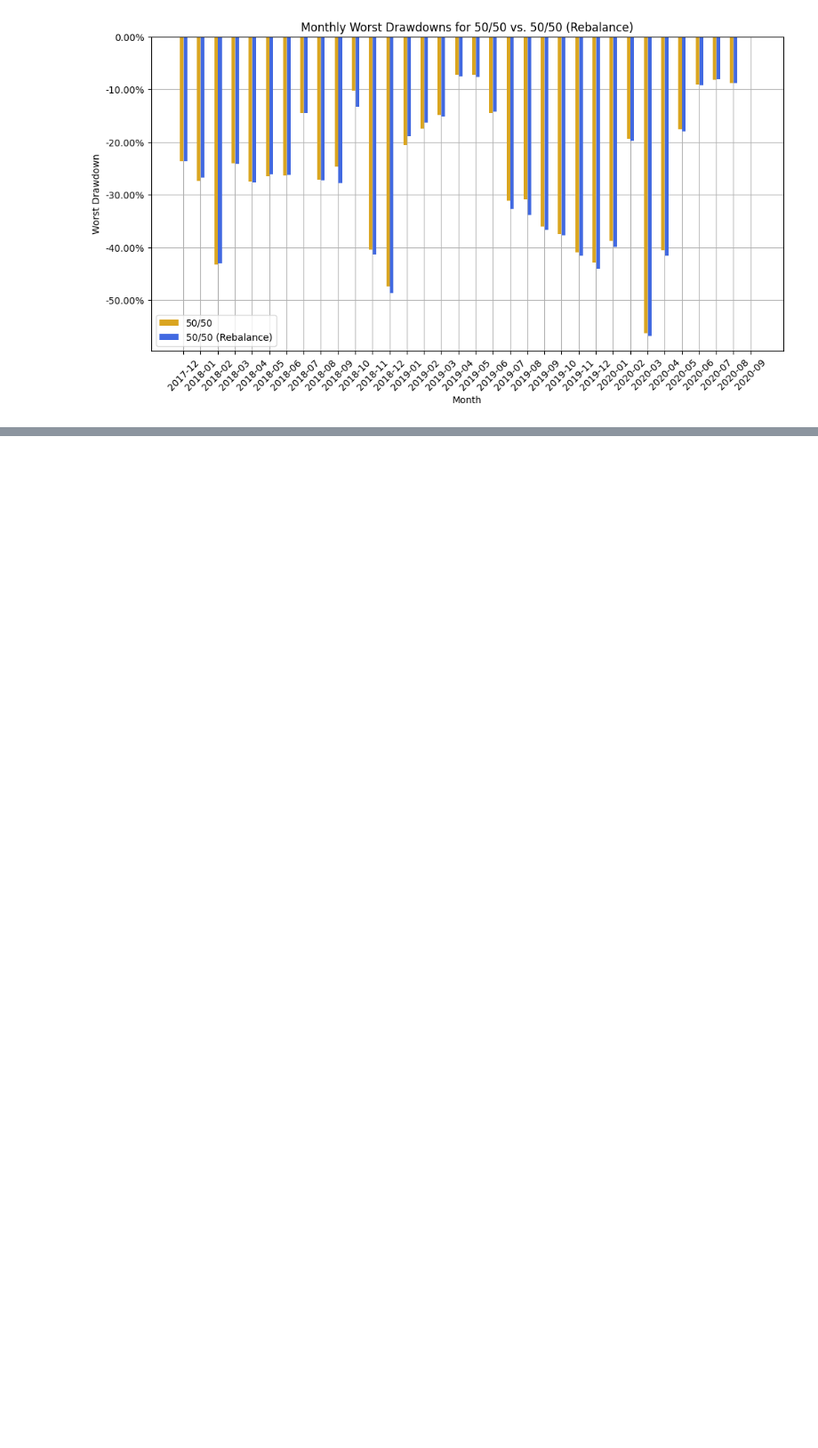
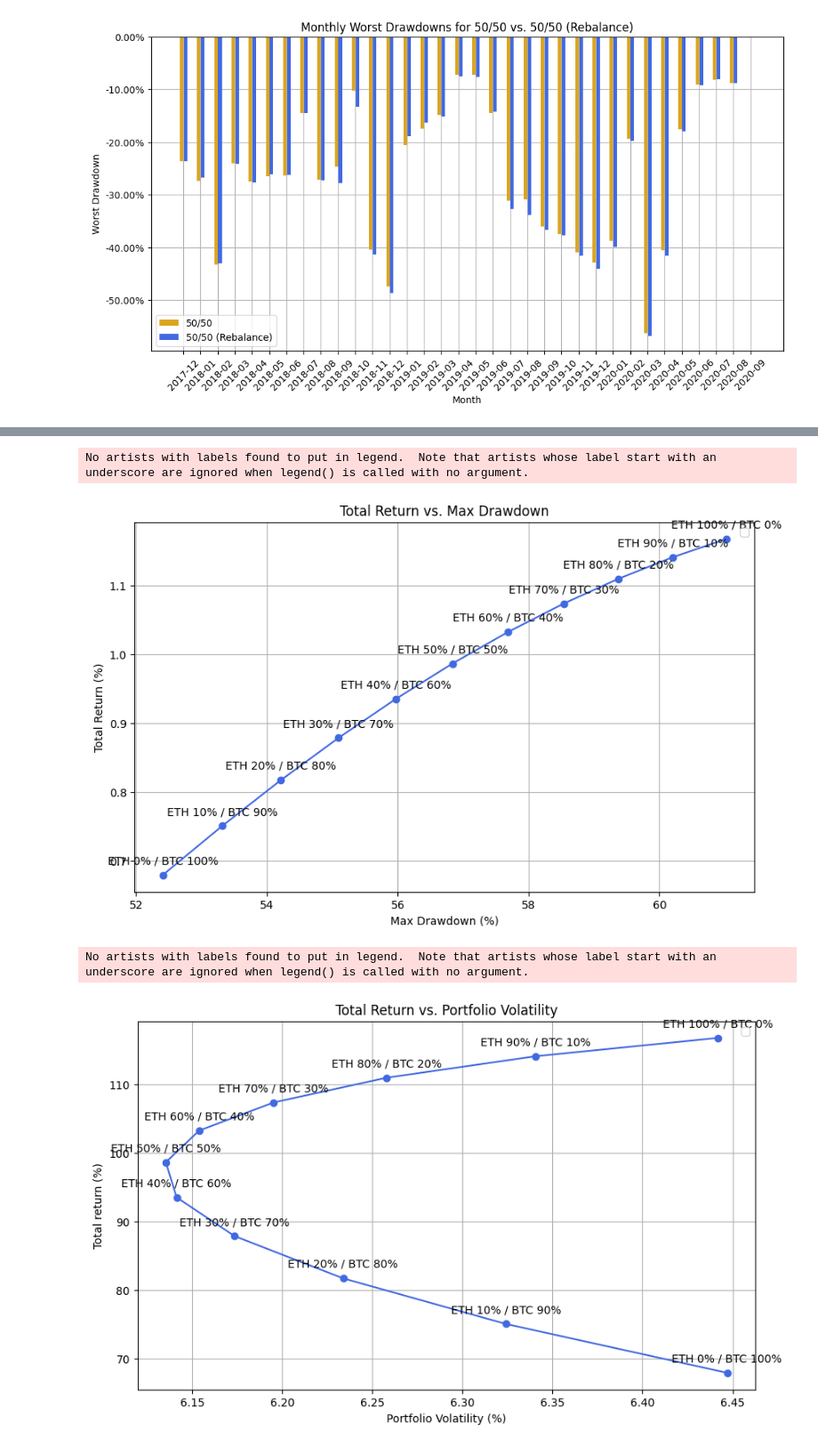
Before and after one commit to Sundae2608/Independent-Financial-Analysis, a Jupyter notebook: Crypto Portfolio Management/Crypto Portfolio Management.ipynb, the cells around one changed output, grey strips where cells are left out. Shown at 89% size. Drawn from its saved outputs; the diff is of its cells as text; code cells hidden in the pictures; blank space fills up the shorter version.

```diff
--- a/Crypto Portfolio Management/Crypto Portfolio Management.ipynb
+++ b/Crypto Portfolio Management/Crypto Portfolio Management.ipynb
@@ -706,0 +962,40 @@ Name: Total Coin Accumulated (ETHUSDT), Length: 71, dtype: float64
+# %%
+def plot_return_vs_volatility_metrics(portfolio_metrics):
+    """
+    Create a line plot connecting portfolio metrics (total return vs. maximum drawdown) with varying allocation percentages.
+    Display allocation in the format "ETH x% / BTC y%" for each point.
+
+    Parameters:
+        - portfolio_metrics (DataFrame): DataFrame containing allocation percentages, total return, and maximum drawdown.
+    """
+    # Extract data from the portfolio_metrics DataFrame
+    total_returns = portfolio_metrics['Total Return (%)']
+    portfolio_volatility = portfolio_metrics['Portfolio Volatility']
+    eth_percentages = portfolio_metrics['ETH Percentage']
+    btc_percentages = 100 - eth_percentages  # Calculate BTC percentages
+
+    # Create a line plot with total return on the Y-axis and max drawdown on the X-axis
+    plt.figure(figsize=(10, 6))
+    plt.plot(portfolio_volatility * 100, total_returns * 100, marker='o', linestyle='-', color='royalblue')
+
+    # Annotate each point with the allocation percentage format
+    for i, (eth_percentage, btc_percentage) in enumerate(zip(eth_percentages, btc_percentages)):
+        allocation_text = f'ETH {eth_percentage}% / BTC {btc_percentage}%'
+        plt.annotate(allocation_text, (portfolio_volatility[i] * 100, total_returns[i] * 100), textcoords="offset points", xytext=(0,10), ha='center')
+
+    plt.xlabel('Portfolio Volatility (%)')
+    plt.ylabel('Total return (%)')
+    plt.title('Total Return vs. Portfolio Volatility')
+    plt.legend()
+    plt.grid(True)
+
+    # Show the plot
+    plt.show()
+
+plot_return_vs_drawdown_metrics(portfolio_metrics)
+plot_return_vs_volatility_metrics(portfolio_metrics)
+# %% [output]
+No artists with labels found to put in legend.  Note that artists whose label start with an underscore are ignored when legend() is called with no argument.
+[figure, added]
+No artists with labels found to put in legend.  Note that artists whose label start with an underscore are ignored when legend() is called with no argument.
+[figure, added]
```
Also changed, not shown: parts of 15 cells of this notebook.
